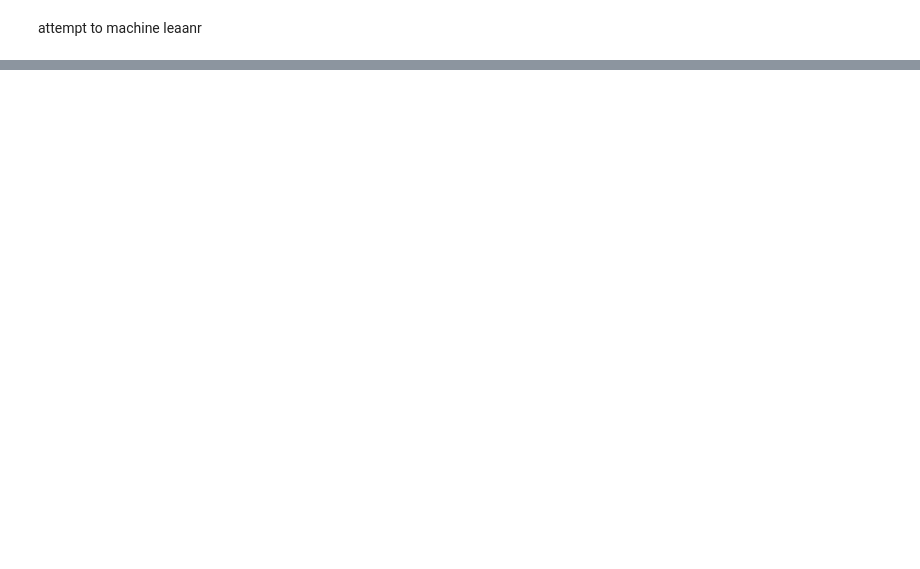
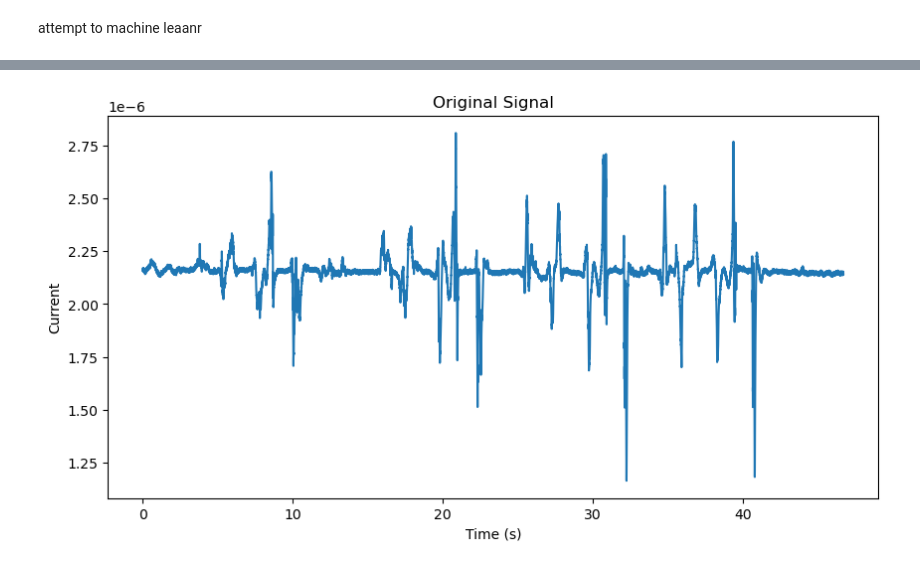
Before and after one commit to shreeshkarjagi/Senior-Capstone, a Jupyter notebook: Untitled.ipynb, the cells around one changed output, grey strips where cells are left out. Drawn from its saved outputs; the diff is of its cells as text; code cells hidden in the pictures; blank space fills up the shorter version.

```diff
--- a/Untitled.ipynb
+++ b/Untitled.ipynb
@@ -255,0 +256,82 @@ ValueError: Found input variables with inconsistent numbers of samples: [43, 0]
+# %%
+import pandas as pd
+import numpy as np
+# !pip install tensorflow
+# !pip install keras
+import matplotlib.pyplot as plt
+from sklearn.preprocessing import MinMaxScaler
+from sklearn.model_selection import train_test_split, KFold
+from sklearn.metrics import mean_absolute_error, mean_squared_error
+from scipy.signal import butter, filtfilt, find_peaks
+# from keras.models import Sequential
+# from keras.layers import LSTM, Dense
+
+# Load CSV file into DataFrame
+data = pd.read_csv('Subject 1 (Left right up down).csv', header=0, names=['Time', 'Current'], na_values=[])
+
+# Drop rows with missing values
+data = data.dropna()
+
+# Plot original signal
+plt.figure(figsize=(10, 5))
+plt.plot(data['Time'], data['Current'])
+plt.title('Original Signal')
+plt.xlabel('Time (s)')
+plt.ylabel('Current')
+plt.show()
+
+# Apply rolling mean smoothing with window size of 5
+data['Current (Rolling Mean)'] = data['Current'].rolling(window=5).mean()
+
+# Plot smoothed signal
+plt.figure(figsize=(10, 5))
+plt.plot(data['Time'], data['Current'], label='Original')
+plt.plot(data['Time'], data['Current (Rolling Mean)'], label='Smoothed')
+plt.title('Signal with Rolling Mean Smoothing')
+plt.xlabel('Time (s)')
+plt.ylabel('Current')
+plt.legend()
+plt.show()
+
+# Add a lag feature
+data['Current (lag)'] = data['Current'].shift()
+
+# Define bandpass filter parameters
+fs = 50 # Sampling frequency
+lowcut = 1 # Lower cutoff frequency
+highcut = 10 # Upper cutoff frequency
+
+# Apply bandpass filter to isolate frequency range of interest
+def butter_bandpass(lowcut, highcut, fs, order=5):
+    nyq = 0.5 * fs
+    low = lowcut / nyq
+    high = highcut / nyq
+    b, a = butter(order, [low, high], btype='band')
+    return b, a
+
+b, a = butter_bandpass(lowcut, highcut, fs, order=5)
+data['Current (Filtered)'] = filtfilt(b, a, data['Current'])
+
+# Plot filtered signal
+plt.figure(figsize=(10, 5))
+plt.plot(data['Time'], data['Current'], label='Original')
+plt.plot(data['Time'], data['Current (Filtered)'], label='Filtered')
+plt.title('Signal with Bandpass Filter')
+plt.xlabel('Time (s)')
+plt.ylabel('Current')
+plt.legend()
+plt.show()
+
+# Find peaks in filtered signal
+peaks, _ = find_peaks(data['Current (Filtered)'], height=0.1, distance=30)
+
+# Plot peaks detected
+plt.figure(figsize=(10, 5))
+plt.plot(data['Time'], data['Current (Filtered)'])
+plt.plot(data['Time'][peaks], data['Current (Filtered)'][peaks], 'x')
+plt.title('Peaks Detected in Filtered Signal')
+plt.xlabel('Time (s)')
+plt.ylabel('Current')
+plt.show()
+# %% [output]
+[figure, added]
```
Also changed, not shown: parts of 5 cells of this notebook, 1 other file.
